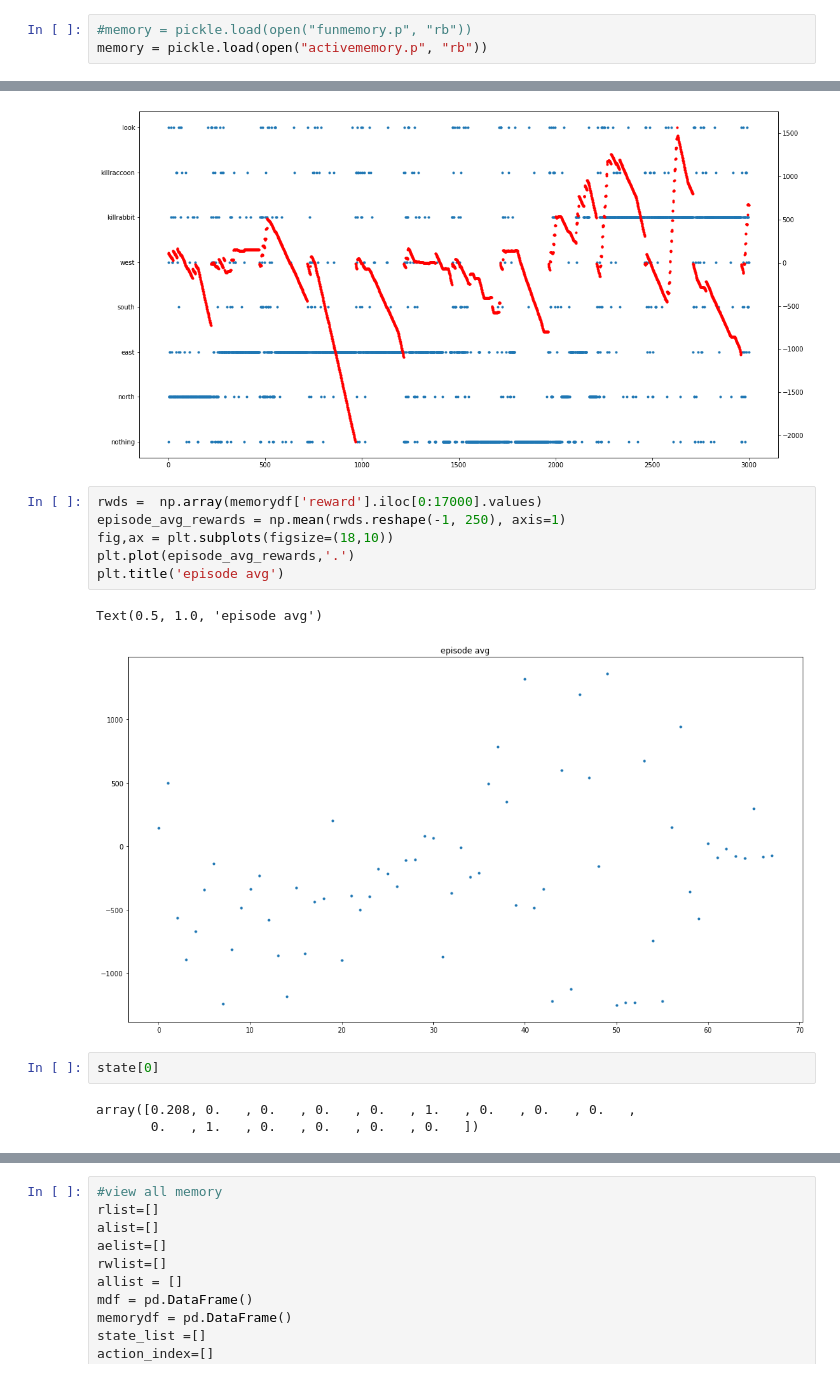
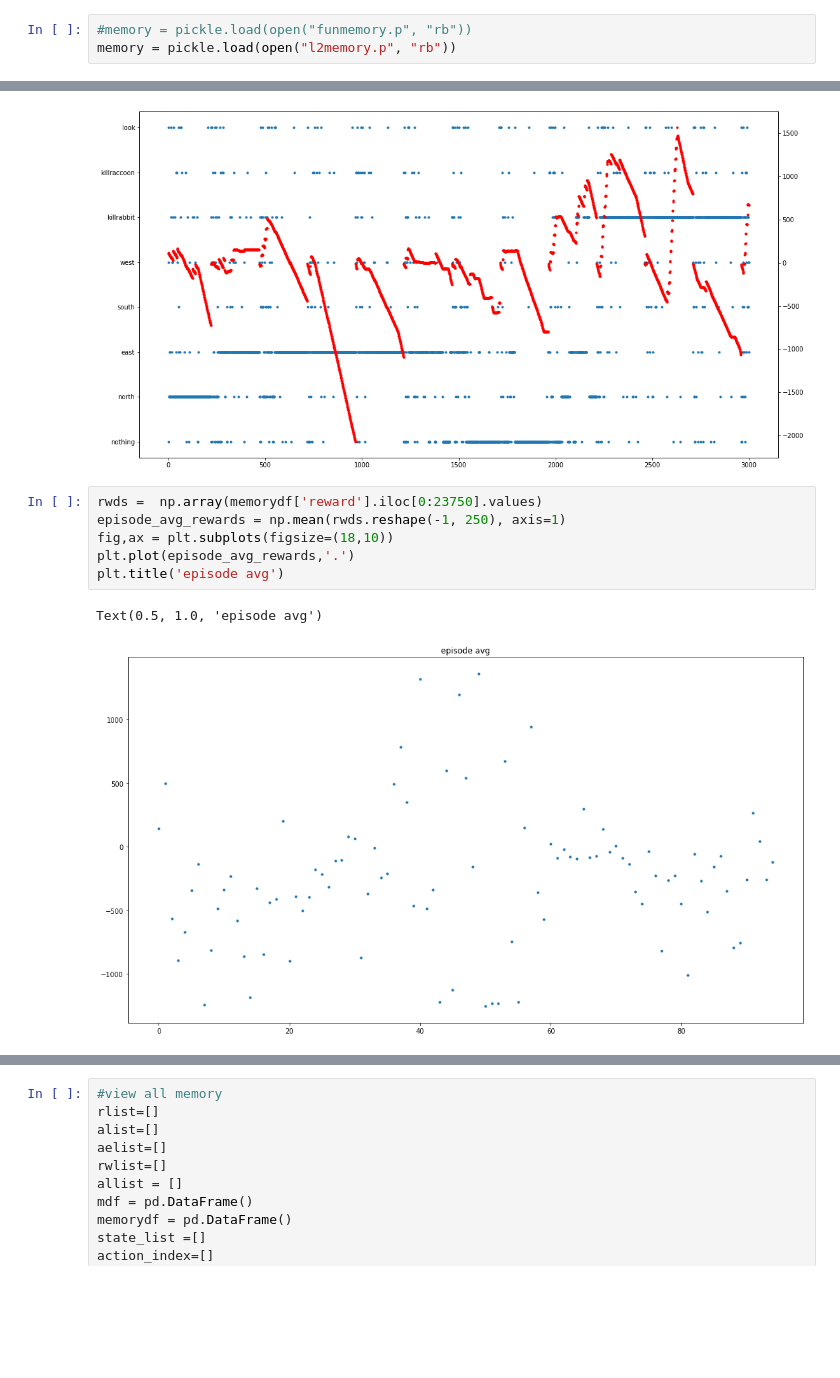
Before and after one commit to adrad/adrad.github.io, a Jupyter notebook: robot/action_memory_viewer.ipynb, the cells around one changed output, grey strips where cells are left out. Drawn from its saved outputs; the diff is of its cells as text; blank space fills up the shorter version.

```diff
--- a/robot/action_memory_viewer.ipynb
+++ b/robot/action_memory_viewer.ipynb
@@ -4,7 +4,7 @@ import pandas as pd
 import numpy as np
 # %%
 #memory = pickle.load(open("funmemory.p", "rb"))
-memory = pickle.load(open("activememory.p", "rb"))
+memory = pickle.load(open("l2memory.p", "rb"))
 # %%
 len(memory)
 # %% [output]
@@ -127,16 +127,11 @@ ax2.plot(memorydf['reward'].iloc[7000:10000].values,'r.')
 [<matplotlib.lines.Line2D at 0x...>]
 [figure]
 # %%
-rwds =  np.array(memorydf['reward'].iloc[0:17000].values)
+rwds =  np.array(memorydf['reward'].iloc[0:23750].values)
 episode_avg_rewards = np.mean(rwds.reshape(-1, 250), axis=1)
 fig,ax = plt.subplots(figsize=(18,10))
 plt.plot(episode_avg_rewards,'.')
 plt.title('episode avg')
 # %% [output]
 Text(0.5, 1.0, 'episode avg')
-[figure, old version]
+[figure, new version]
-# %%
-state[0]
-# %% [output]
-array([0.208, 0.   , 0.   , 0.   , 0.   , 1.   , 0.   , 0.   , 0.   ,
-       0.   , 1.   , 0.   , 0.   , 0.   , 0.   ])
```
Also changed, not shown: parts of 9 cells of this notebook, 29 other files.
